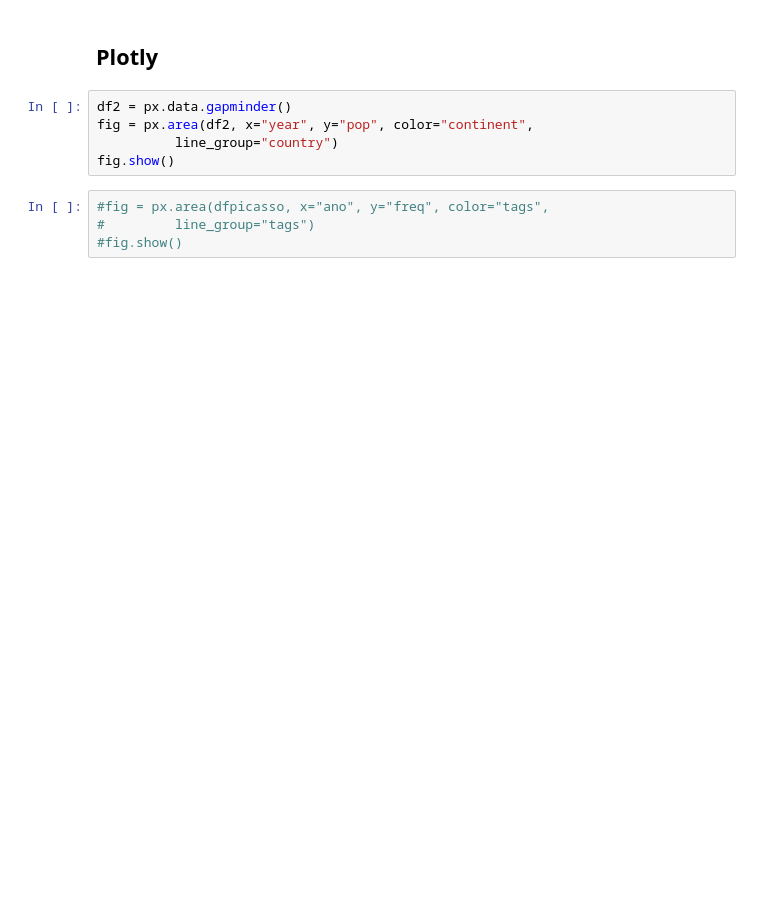
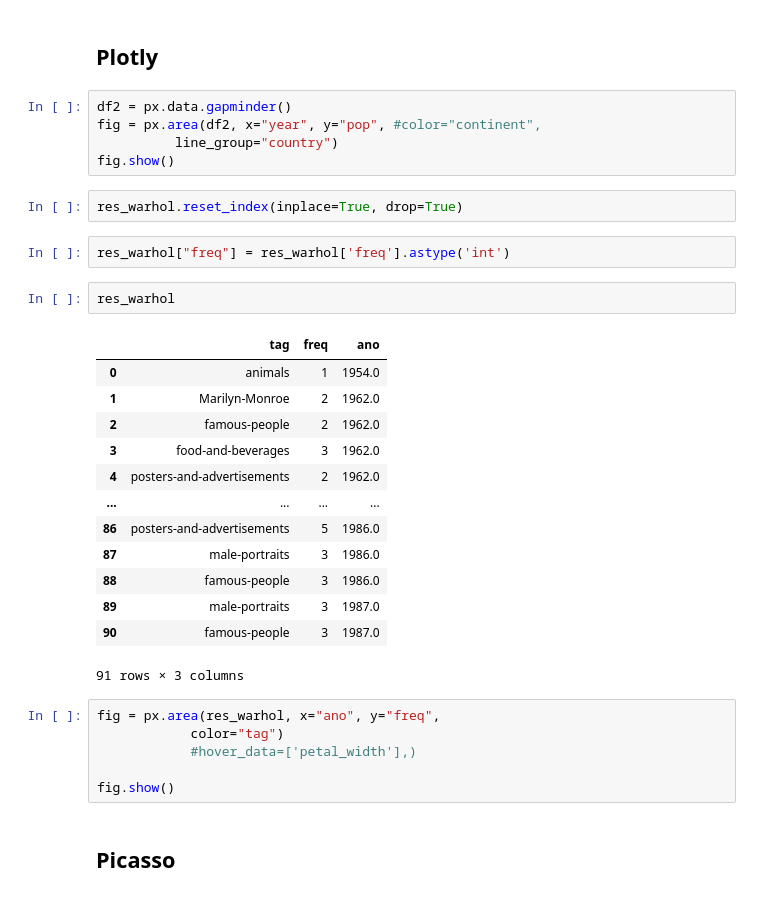
Before and after one commit to lucascouri2/residencia-vizart, a Jupyter notebook: tratamento_dados.ipynb, the cells around one changed output. Cells and saved outputs as stored; diff of their text form; blank space fills up the shorter version.

```diff
--- a/tratamento_dados.ipynb
+++ b/tratamento_dados.ipynb
@@ -381,10 +476,34 @@ Name: genre, dtype: int64
 ## Plotly
 # %%
 df2 = px.data.gapminder()
-fig = px.area(df2, x="year", y="pop", color="continent",
+fig = px.area(df2, x="year", y="pop", #color="continent",
 	      line_group="country")
 fig.show()
+# %%
+res_warhol.reset_index(inplace=True, drop=True)
+# %%
+res_warhol["freq"] = res_warhol['freq'].astype('int')
+# %%
+res_warhol
+# %% [output]
+|  | tag | freq | ano |
+| 0 | animals | 1 | 1954.0 |
+| 1 | Marilyn-Monroe | 2 | 1962.0 |
+| 2 | famous-people | 2 | 1962.0 |
+| 3 | food-and-beverages | 3 | 1962.0 |
+| 4 | posters-and-advertisements | 2 | 1962.0 |
+| ... | ... | ... | ... |
+| 86 | posters-and-advertisements | 5 | 1986.0 |
+| 87 | male-portraits | 3 | 1986.0 |
+| 88 | famous-people | 3 | 1986.0 |
+| 89 | male-portraits | 3 | 1987.0 |
+| 90 | famous-people | 3 | 1987.0 |
+91 rows × 3 columns
 # %%
-#fig = px.area(dfpicasso, x="ano", y="freq", color="tags",
-#	      line_group="tags")
-#fig.show()
+fig = px.area(res_warhol, x="ano", y="freq",
+            color="tag")
+            #hover_data=['petal_width'],)
+
+fig.show()
+# %% [markdown]
+## Picasso
```
Also changed, not shown: parts of 54 cells of this notebook.
